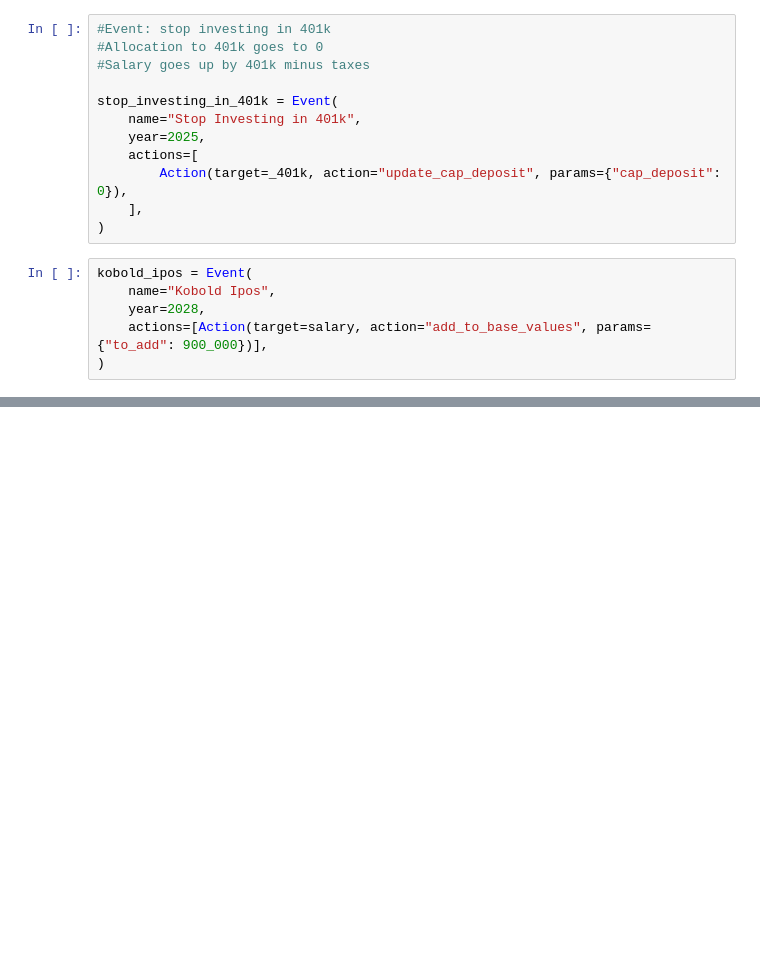
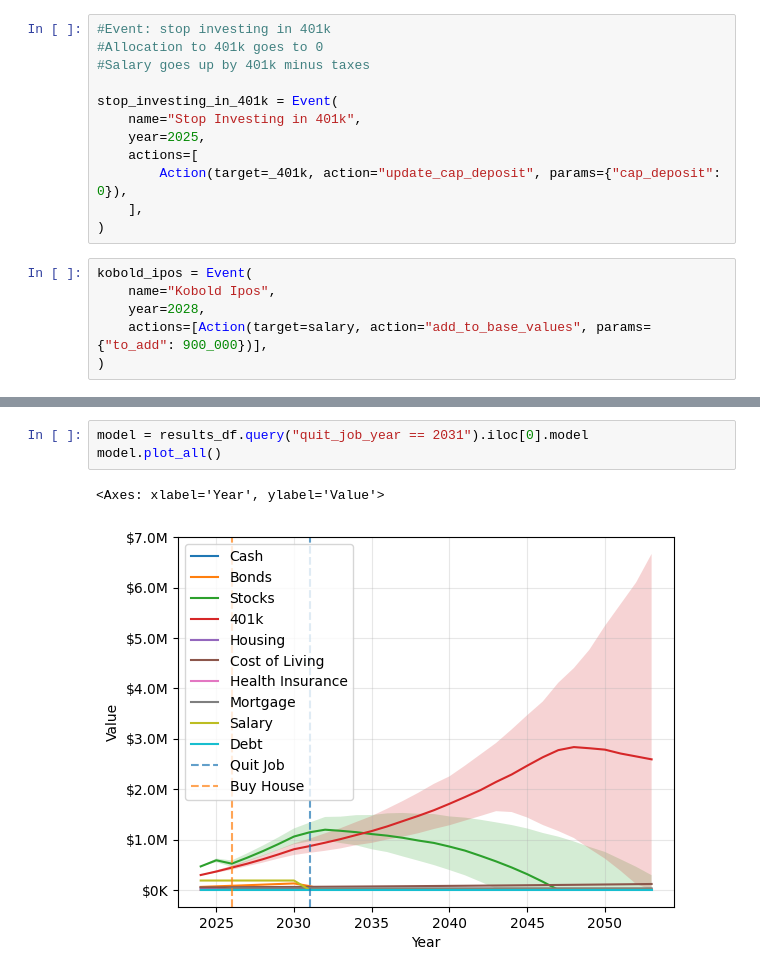
Before and after one commit to pquinter/fisim, a Jupyter notebook: notebooks/explore-financial-planning.ipynb, the cells around one changed output, grey strips where cells are left out. Drawn from its saved outputs; the diff is of its cells as text; blank space fills up the shorter version.

```diff
--- a/notebooks/explore-financial-planning.ipynb
+++ b/notebooks/explore-financial-planning.ipynb
@@ -116,0 +330,6 @@ ax.set(title="|".join([e.name for e in planner.events]));
+# %%
+model = results_df.query("quit_job_year == 2031").iloc[0].model
+model.plot_all()
+# %% [output]
+<Axes: xlabel='Year', ylabel='Value'>
+[figure, added]
```
Also changed, not shown: parts of 14 cells of this notebook, 14 other files.
